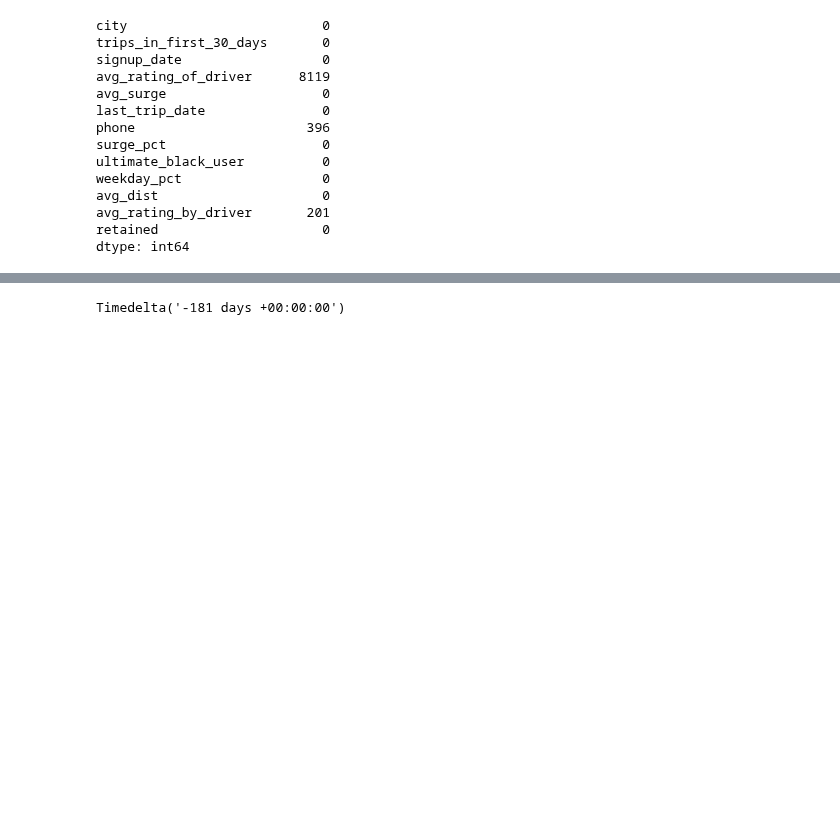
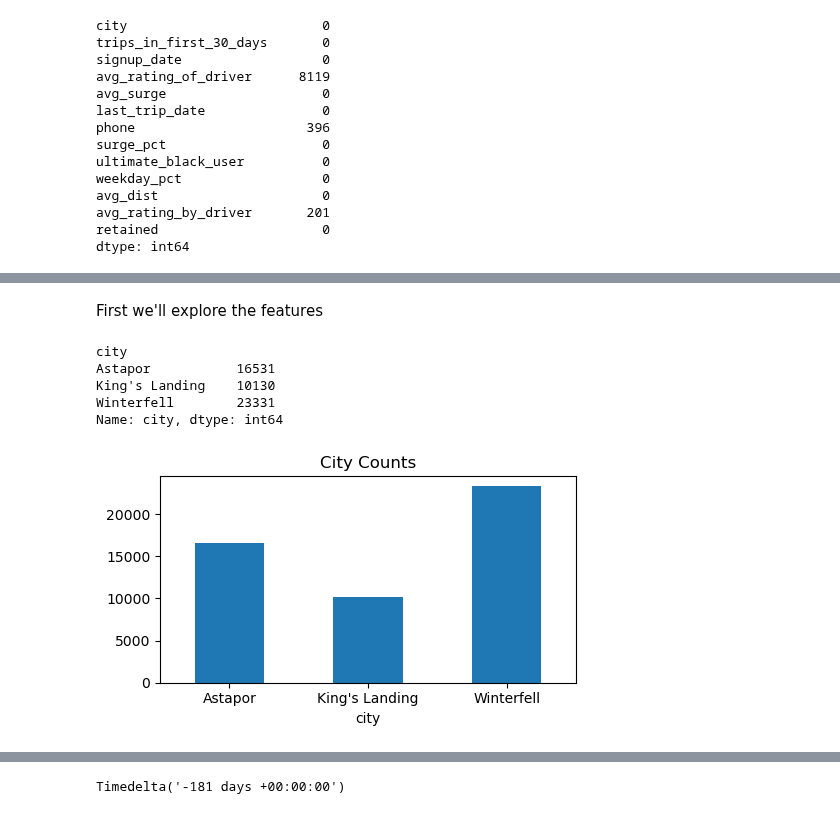
Before and after one commit to n-altawam/Sprinboard, a Jupyter notebook: 26.2.2 Ultimate Technologies Inc. Take-Home Challenge/Ultimate_data_science_challenge.ipynb, the cells around one changed output, grey strips where cells are left out. Saved outputs shown, nothing was run; the diff lists cells and outputs as text; code cells hidden in the pictures; blank space fills up the shorter version.

```diff
--- a/26.2.2 Ultimate Technologies Inc. Take-Home Challenge/Ultimate_data_science_challenge.ipynb
+++ b/26.2.2 Ultimate Technologies Inc. Take-Home Challenge/Ultimate_data_science_challenge.ipynb
@@ -340,0 +339,5 @@ memory usage: 3.9+ MB
+# %%
+df['avg_rating_by_driver'].fillna(df['avg_rating_by_driver'].mean(), inplace=True)
+df['avg_rating_of_driver'].fillna(df['avg_rating_of_driver'].mean(), inplace=True)
+df.phone.fillna(df.phone.mode(), inplace=True)
+df.info()
@@ -340,0 +365,19 @@ memory usage: 3.9+ MB
+# %% [markdown]
+First we'll explore the features
+# %%
+# visualize usership by city
+
+import matplotlib.pyplot as plt
+v1 = df.groupby(['city'])['city'].count()
+
+print(v1)
+v1.plot(kind='bar', title='City Counts',figsize=(5,3), rot=0)
+plt.tight_layout()
+plt.show()
+# %% [output]
+city
+Astapor           16531
+King's Landing    10130
+Winterfell        23331
+Name: city, dtype: int64
+[figure, added]
```
Also changed, not shown: parts of 57 cells of this notebook, 4 other files.
